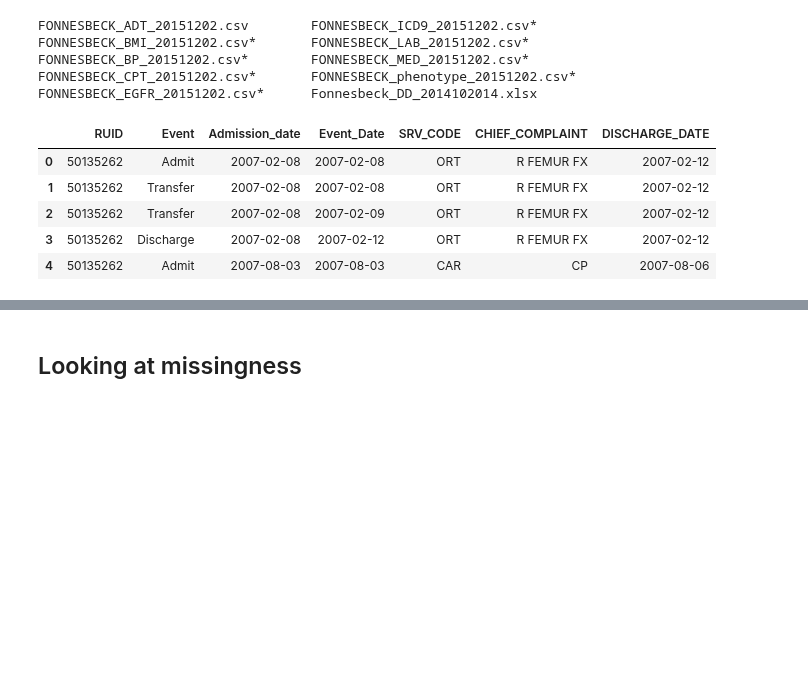
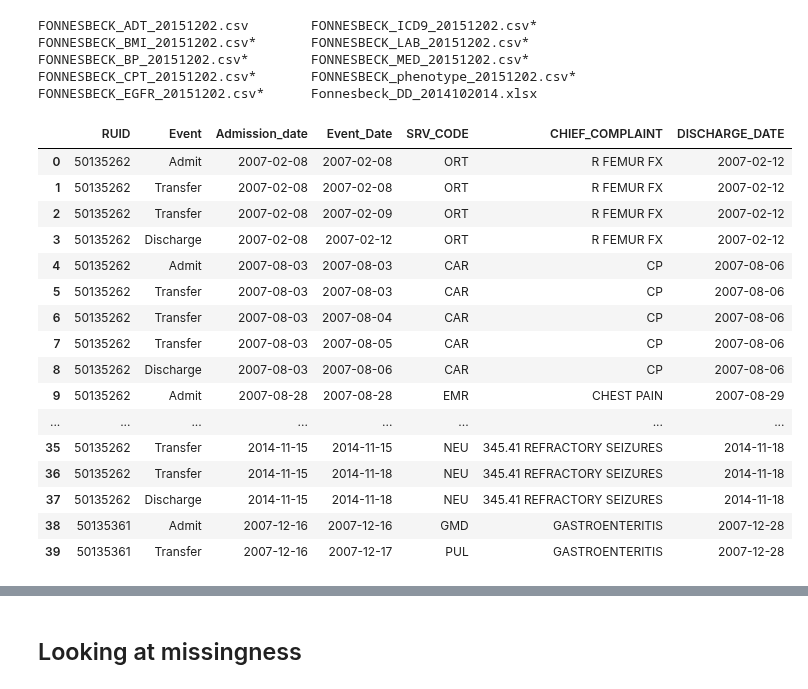
Before and after one commit to alvinjeffery/Bios8366_project, a Jupyter notebook: code/adt_processing.ipynb, the cells around one changed output, grey strips where cells are left out. Cells and saved outputs as stored; diff of their text form; code cells hidden in the pictures; blank space fills up the shorter version.

```diff
--- a/code/adt_processing.ipynb
+++ b/code/adt_processing.ipynb
@@ -42,14 +53,24 @@ svc.rename(columns = {"Service Code":"SVC", "Service Code Desc":"Desc"}, inplace
 # %%
 adt.Event = pd.Categorical(adt.Event,categories = ['Admit','Transfer','Discharge'])
 adt = adt.sort_values(by = ['RUID','Admission_date','Event','Event_Date']).reset_index(drop = True)
-adt.head()
 # %% [output]
 |  | RUID | Event | Admission_date | Event_Date | SRV_CODE | CHIEF_COMPLAINT | DISCHARGE_DATE |
 | 0 | 50135262 | Admit | 2007-02-08 | 2007-02-08 | ORT | R FEMUR FX | 2007-02-12 |
 | 1 | 50135262 | Transfer | 2007-02-08 | 2007-02-08 | ORT | R FEMUR FX | 2007-02-12 |
 | 2 | 50135262 | Transfer | 2007-02-08 | 2007-02-09 | ORT | R FEMUR FX | 2007-02-12 |
 | 3 | 50135262 | Discharge | 2007-02-08 | 2007-02-12 | ORT | R FEMUR FX | 2007-02-12 |
 | 4 | 50135262 | Admit | 2007-08-03 | 2007-08-03 | CAR | CP | 2007-08-06 |
+| 5 | 50135262 | Transfer | 2007-08-03 | 2007-08-03 | CAR | CP | 2007-08-06 |
+| 6 | 50135262 | Transfer | 2007-08-03 | 2007-08-04 | CAR | CP | 2007-08-06 |
+| 7 | 50135262 | Transfer | 2007-08-03 | 2007-08-05 | CAR | CP | 2007-08-06 |
+| 8 | 50135262 | Discharge | 2007-08-03 | 2007-08-06 | CAR | CP | 2007-08-06 |
+| 9 | 50135262 | Admit | 2007-08-28 | 2007-08-28 | EMR | CHEST PAIN | 2007-08-29 |
+| ... | ... | ... | ... | ... | ... | ... | ... |
+| 35 | 50135262 | Transfer | 2014-11-15 | 2014-11-15 | NEU | 345.41 REFRACTORY SEIZURES | 2014-11-18 |
+| 36 | 50135262 | Transfer | 2014-11-15 | 2014-11-18 | NEU | 345.41 REFRACTORY SEIZURES | 2014-11-18 |
+| 37 | 50135262 | Discharge | 2014-11-15 | 2014-11-18 | NEU | 345.41 REFRACTORY SEIZURES | 2014-11-18 |
+| 38 | 50135361 | Admit | 2007-12-16 | 2007-12-16 | GMD | GASTROENTERITIS | 2007-12-28 |
+| 39 | 50135361 | Transfer | 2007-12-16 | 2007-12-17 | PUL | GASTROENTERITIS | 2007-12-28 |
 # %%
 adt.describe(include='all')
 # %% [output]
```
Also changed, not shown: parts of 4 cells of this notebook, 1 other file.
